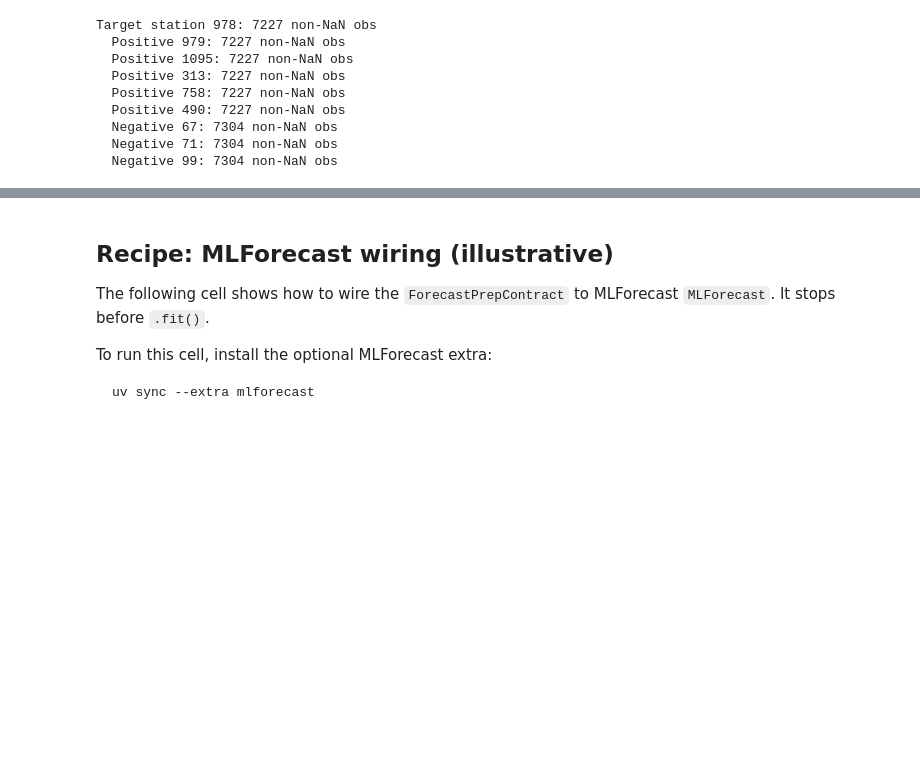
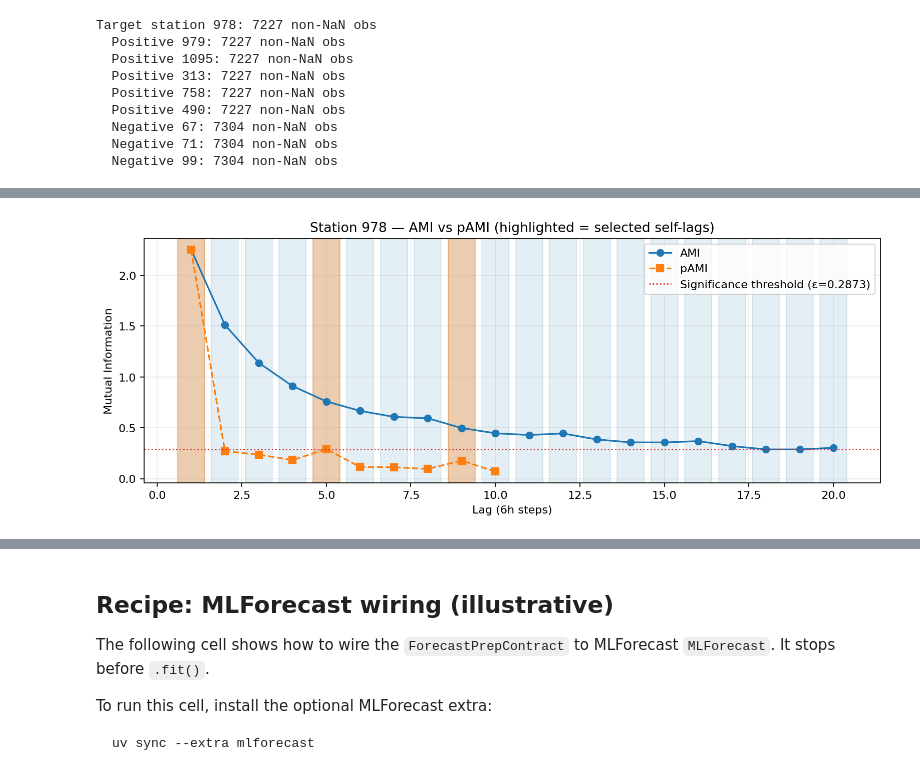
Before and after one commit to AdamKrysztopa/forecastability-examples, a Jupyter notebook: walkthroughs/07_causal_rivers_lag_and_feature_selection.ipynb, the cells around one changed output, grey strips where cells are left out. Cells and saved outputs as stored; diff of their text form; code cells hidden in the pictures; blank space fills up the shorter version.

```diff
--- a/walkthroughs/07_causal_rivers_lag_and_feature_selection.ipynb
+++ b/walkthroughs/07_causal_rivers_lag_and_feature_selection.ipynb
@@ -99,6 +104,10 @@ The `primary_lags` output is the AR component that `build_forecast_prep_contract
 # %%
+from pathlib import Path
+from IPython.display import Image, display
 from forecastability import TriageRequest, run_triage
 from forecastability.triage import AnalysisGoal
+from forecastability.pipeline.analyzer import ForecastabilityAnalyzer
+import numpy as np
 
 # Use aligned target observations (drop NaN)
 target_series = ts[TARGET_ID].dropna().to_numpy(dtype=float)
@@ -113,7 +122,80 @@ triage = run_triage(TriageRequest(
 ))
 
 print(f"Readiness: {triage.readiness.status}")
-print(f"Primary lags (AR component): {triage.forecastability_profile.informative_horizons}")
+print(f"AMI informative horizons   : {triage.forecastability_profile.informative_horizons}")
+
+# --- Compute pAMI curve with surrogate bands (opt-in, ~99 surrogate evaluations) ---
+_analyzer = ForecastabilityAnalyzer()
+_ami_result = _analyzer.analyze(
+    target_series,
+    max_lag=20,
+    method="mi",
+    compute_surrogates=True,
+)
+
+ami_lags = list(map(int, _ami_result.sig_raw_lags))
+
+# sig_partial_lags uses a pointwise test: every lag where pAMI > upper_surrogate_band.
+# For a strongly autocorrelated series (e.g., river discharge) this returns a contiguous
+# block (e.g., 1-10) because pAMI decays slowly but never drops below the noise floor.
+# That's statistically valid but unhelpful for model feature selection — it doesn't
+# distinguish genuine peaks from the autocorrelation tail.
+#
+# Fix: keep only lags that are LOCAL MAXIMA of the pAMI curve.
+# A lag is informative only if it is a peak — higher than both neighbours.
+_pami_curve = _ami_result.partial  # trimmed to partial_lag
+_raw_sig    = _ami_result.sig_partial_lags  # e.g., [1, 2, ..., 10]
+
+def _local_maxima_lags(curve: np.ndarray, candidates: np.ndarray) -> list[int]:
+    """Return only candidate lags that are local maxima of the pAMI curve."""
+    n = len(curve)
+    result = []
+    for lag in candidates:
+        idx = int(lag) - 1
+        left  = curve[idx - 1] if idx > 0     else -np.inf
+        right = curve[idx + 1] if idx < n - 1 else -np.inf
+        if curve[idx] >= left and curve[idx] >= right:
+            result.append(int(lag))
+    return result
+
+pami_lags = _local_maxima_lags(_pami_curve, _raw_sig)
+
+print(f"\npAMI raw values: {[round(float(v), 4) for v in _pami_curve]}")
+print(f"All surrogate-significant lags (before filter): {list(map(int, _raw_sig))}")
+print(f"pAMI local-maxima lags (used for contract)    : {pami_lags}")
+print(f"AMI  significant lags  (for reference)         : {ami_lags}")
+
+# --- Plot AMI and pAMI curves ---
+ami_curve       = _ami_result.raw[:20]
+ami_lags_range  = list(range(1, len(ami_curve) + 1))
+pami_lags_range = list(range(1, len(_pami_curve) + 1))
+epsilon         = triage.forecastability_profile.epsilon  # significance threshold
+
+fig, ax = plt.subplots(figsize=(10, 4))
+ax.plot(ami_lags_range,  ami_curve,   label="AMI",  marker="o", linewidth=1.5, color="tab:blue")
+ax.plot(pami_lags_range, _pami_curve, label="pAMI", marker="s", linewidth=1.5, color="tab:orange", linestyle="--")
+ax.axhline(epsilon, color="tab:red", linestyle=":", linewidth=1.2, label=f"Significance threshold (ε={epsilon:.4f})")
+
+# Mark AMI-significant lags
+for lag in ami_lags:
+    ax.axvspan(lag - 0.4, lag + 0.4, alpha=0.12, color="tab:blue")
+# Mark pAMI local-maxima lags (selected)
+for lag in pami_lags:
+    ax.axvspan(lag - 0.4, lag + 0.4, alpha=0.30, color="tab:orange")
+
+ax.set_xlabel("Lag (6h steps)")
+ax.set_ylabel("Mutual Information")
+ax.set_title(f"Station {TARGET_ID} — AMI vs pAMI (highlighted = selected self-lags)")
+ax.legend()
+ax.grid(alpha=0.25)
+plt.tight_layout()
+
+_plot_path = Path("outputs/triage/station978_ami_pami.png")
+_plot_path.parent.mkdir(parents=True, exist_ok=True)
+plt.savefig(_plot_path, dpi=160, bbox_inches="tight")
+plt.close(fig)
+print(f"Saved: {_plot_path}")
+display(Image(filename=str(_plot_path)))
 # %% [output]
 Target series length after dropna: 7227
 Readiness: clear
@@ -121 +209,2 @@ Primary lags (AR component): [1, 2, 3, 4, 5, 6, 7, 8, 9, 10, 11, 12, 13, 14, 15,
+[figure, added]
 # %% [markdown]
```
Also changed, not shown: parts of 13 cells of this notebook, 3 other files.
